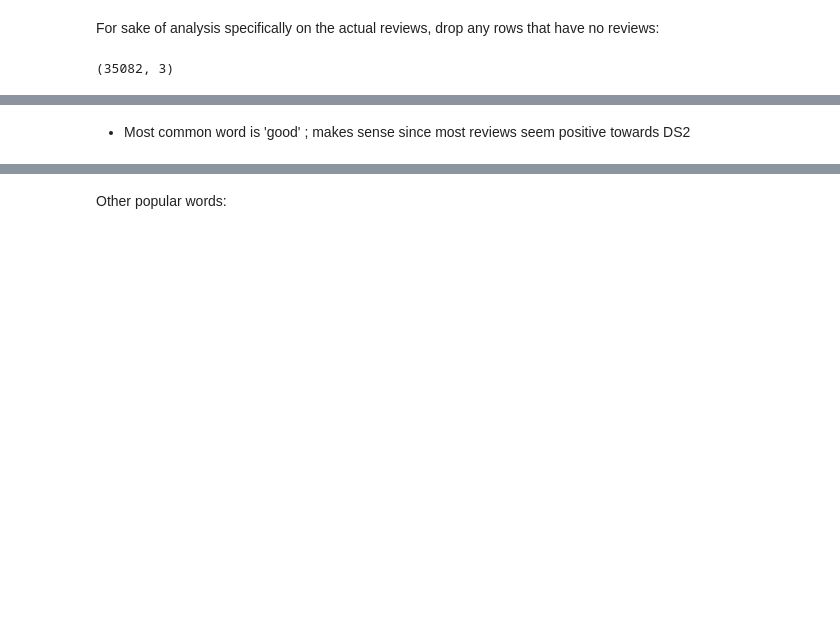
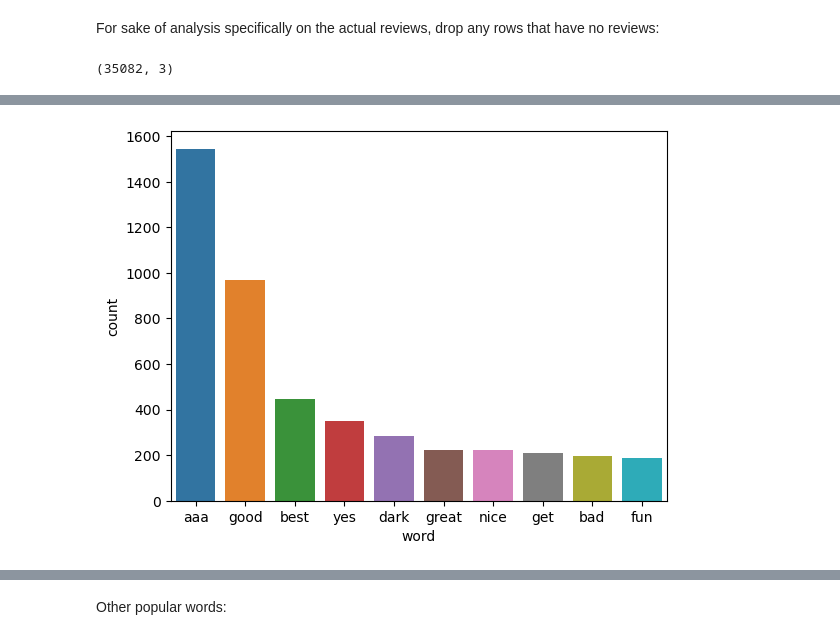
Before and after one commit to BrandonDioneda/Dark-Souls-2-Reviews, a Jupyter notebook: ds2-reviews.ipynb, the cells around one changed output, grey strips where cells are left out. Cells and saved outputs as stored; diff of their text form; code cells hidden in the pictures; blank space fills up the shorter version.

```diff
--- a/ds2-reviews.ipynb
+++ b/ds2-reviews.ipynb
@@ -214,5 +219,6 @@ tfidf_df.head()
 5 rows × 4000 columns
 # %%
 most_unique = tfidf_df.idxmax(axis=1)
-most_unique.value_counts().index[1]
+top_10 = most_unique.value_counts()[:10]
+top_10
 # %% [output]
@@ -220,2 +236,8 @@ most_unique.value_counts().index[1]
-# %% [markdown]
-- Most common word is 'good' ; makes sense since most reviews seem positive towards DS2
+# %%
+top_10 = top_10.reset_index()
+top_10.rename(columns={'index':'word'}, inplace=True)
+sns.barplot(data=top_10,
+            x='word',
+            y='count');
+# %% [output]
+[figure, added]
```
Also changed, not shown: parts of 20 cells of this notebook.
